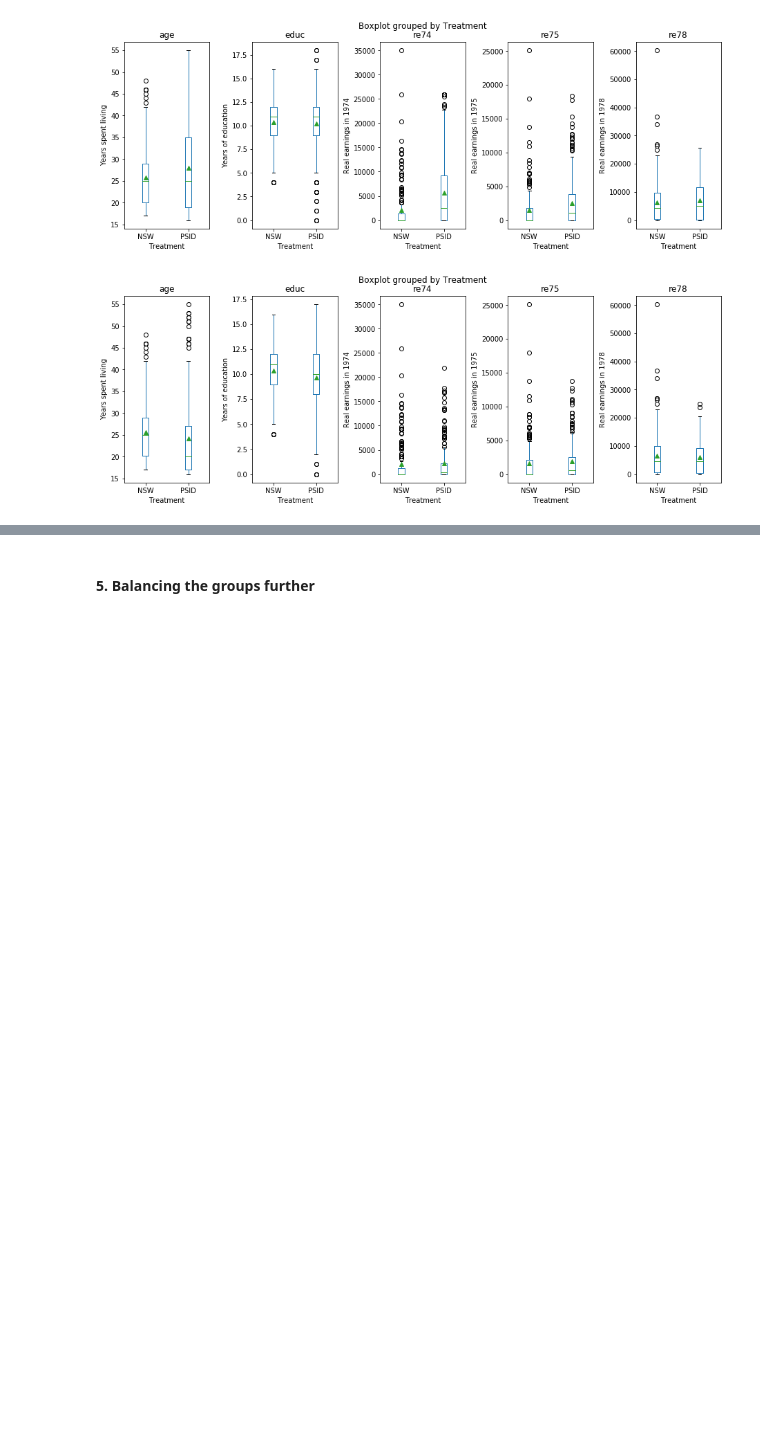
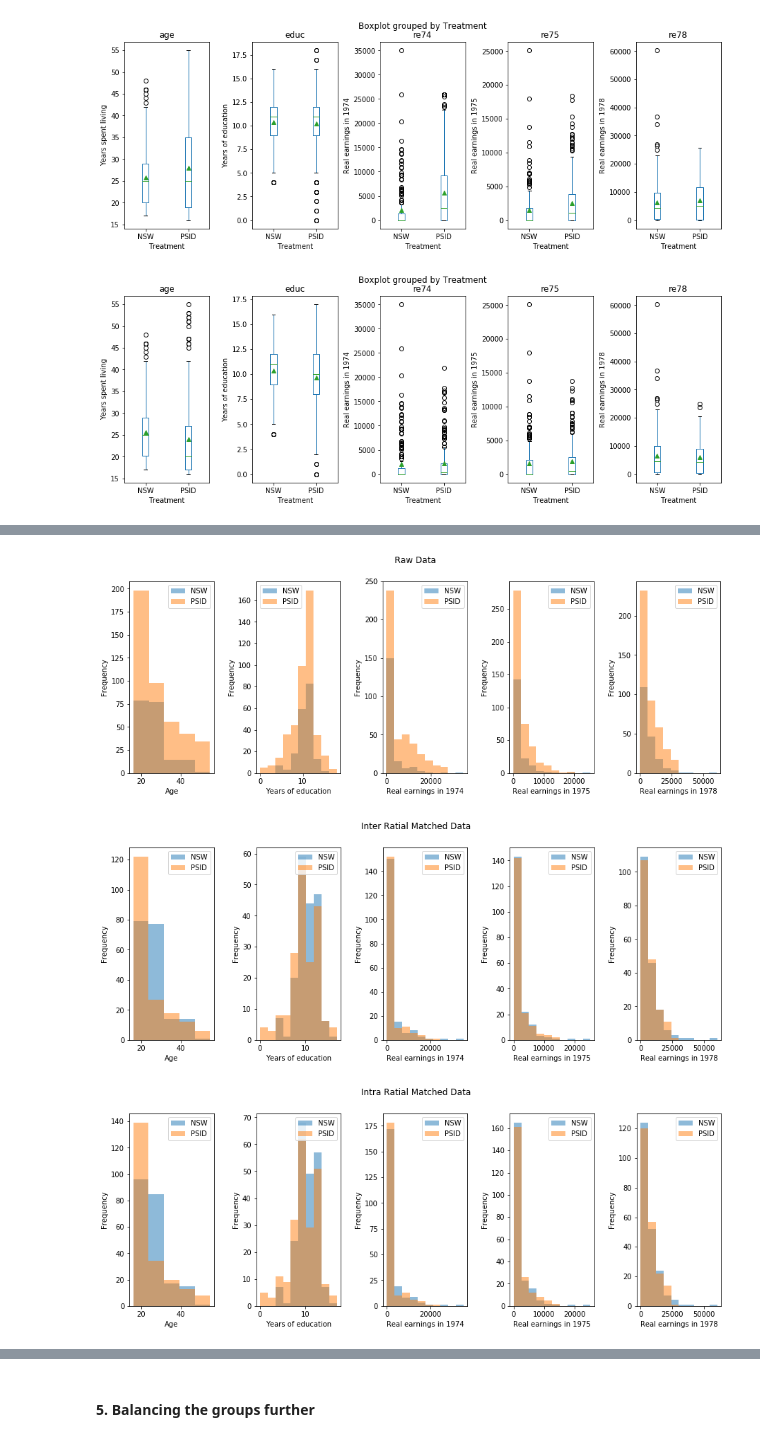
Before and after one commit to Babas10/ADA_JEX2017, a Jupyter notebook: HomeWork/04 - Applied ML/H4.ipynb, the cells around one changed output, grey strips where cells are left out. Cells and saved outputs as stored; diff of their text form; code cells hidden in the pictures; blank space fills up the shorter version.

```diff
--- a/HomeWork/04 - Applied ML/H4.ipynb
+++ b/HomeWork/04 - Applied ML/H4.ipynb
@@ -587,6 +649,7 @@ hispan_matched = hispanDf.loc[list(a1)+list(a2)]
 # %%
 all_matched = white_matched.append(black_matched, ignore_index=False, verify_integrity=False)
 all_matched = all_matched.append(hispan_matched, ignore_index=False, verify_integrity=False)
+all_matched = all_matched.reset_index(drop=True)
 # %%
 DataFrameBoxPlots(white_matched)
 DataFrameBoxPlots(black_matched)
@@ -610,2 +673,10 @@ DataFrameHistogram(hispan_matched,'Hispan people')
 [figure]
 [figure]
+# %%
+DataFrameHistogram(dataset,'Raw Data')
+DataFrameHistogram(data_matched,'Inter Ratial Matched Data')
+DataFrameHistogram(all_matched,'Intra Ratial Matched Data')
+# %% [output]
+[figure, added]
+[figure, added]
+[figure, added]
```
Also changed, not shown: parts of 6 cells of this notebook.
